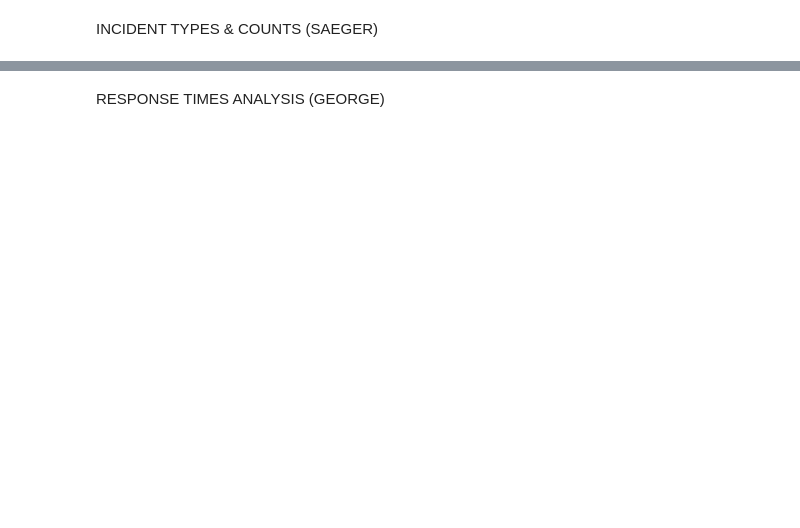
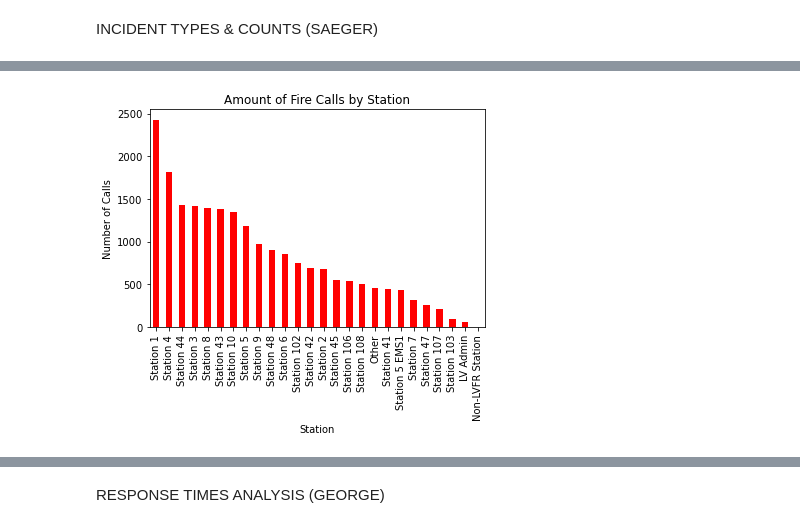
Before and after one commit to GVAlonzo/t4-project1, a Jupyter notebook: Station_Analysis.ipynb, the cells around one changed output, grey strips where cells are left out. Cells and saved outputs as stored; diff of their text form; code cells hidden in the pictures; blank space fills up the shorter version.

```diff
--- a/Station_Analysis.ipynb
+++ b/Station_Analysis.ipynb
@@ -157,0 +265,5 @@ plt.show()
+# %%
+Fire_Incidents = incident_file_final_df.loc[incident_file_final_df["Event_Type"] == "Fire"]
+Fire_Calls = Fire_Incidents["Station"].value_counts()
+
+Fire_Calls.head()
@@ -157,0 +309,8 @@ plt.show()
+# %%
+plot_pandas= Fire_Calls.plot(kind = "bar", color = 'red')
+plt.xlabel('Station')
+plt.ylabel('Number of Calls')
+plt.title("Amount of Fire Calls by Station")
+plt.show()
+# %% [output]
+[figure, added]
```
Also changed, not shown: parts of 44 cells of this notebook.
